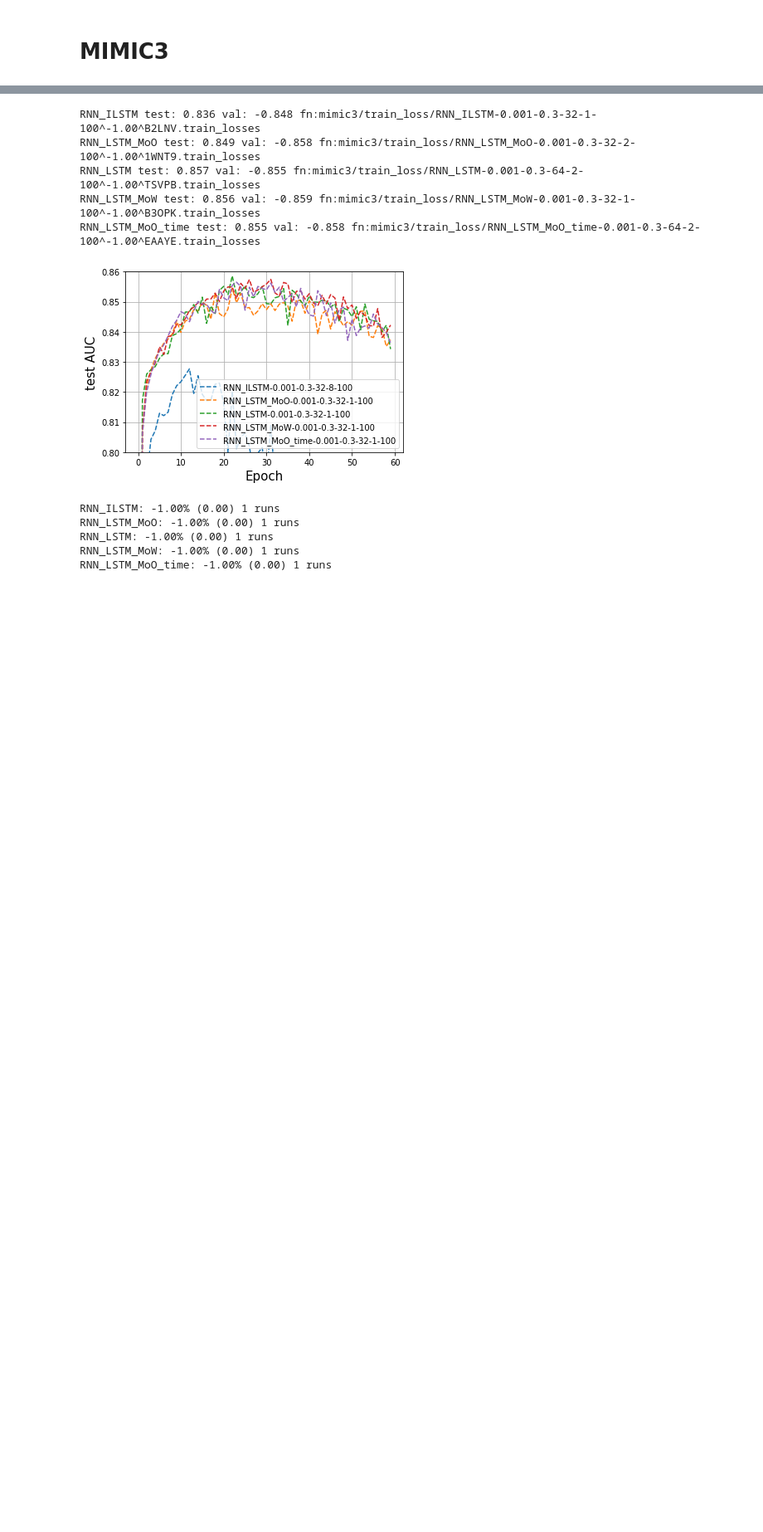
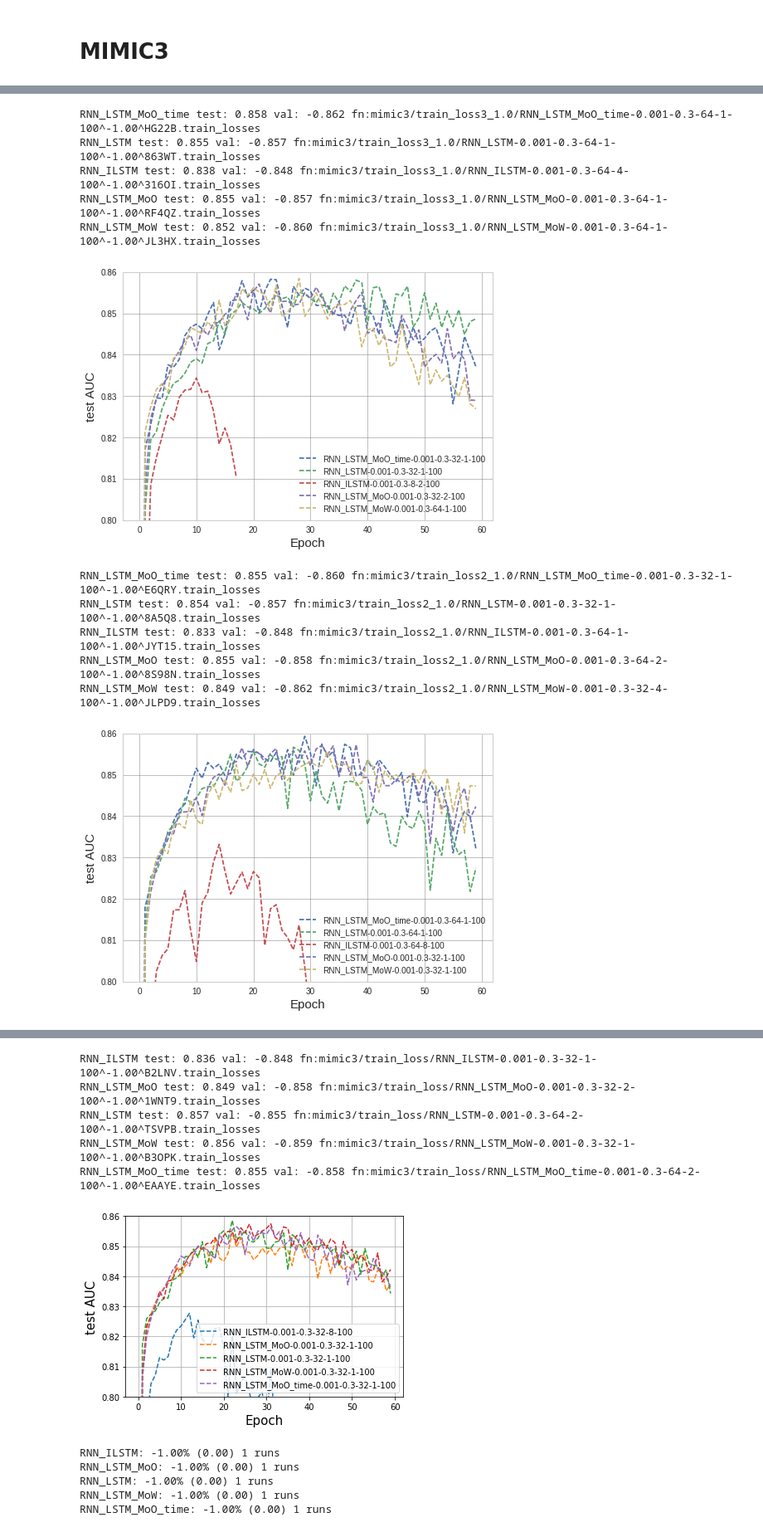
Before and after one commit to nathanwang000/sequence_fun, a Jupyter notebook: SelectivelyShareWeights_relaxedRNN.ipynb, the cells around one changed output, grey strips where cells are left out. Shown at 83% size. Saved outputs shown, nothing was run; the diff lists cells and outputs as text; code cells hidden in the pictures; blank space fills up the shorter version.

```diff
--- a/SelectivelyShareWeights_relaxedRNN.ipynb
+++ b/SelectivelyShareWeights_relaxedRNN.ipynb
@@ -27,0 +122,18 @@ torch.set_num_threads(1)
+# %%
+plot_best_test('mimic3/train_loss3_1.0/*.train_losses', ylabel='AUC', ylim=[0.8, 0.86], q_low=25, q_high=75)
+plot_best_test('mimic3/train_loss2_1.0/*.train_losses', ylabel='AUC', ylim=[0.8, 0.86], q_low=25, q_high=75)
+plot_best_test('mimic3/train_loss_1.0/*.train_losses', ylabel='AUC', ylim=[0.8, 0.86], q_low=25, q_high=75)
+plot_best_test('mimic3/train_loss/*.train_losses', ylabel='AUC', ylim=[0.8, 0.86], q_low=25, q_high=75)
+# %% [output]
+RNN_LSTM_MoO_time test: 0.858 val: -0.862 fn:mimic3/train_loss3_1.0/RNN_LSTM_MoO_time-0.001-0.3-64-1-100^-1.00^HG22B.train_losses
+RNN_LSTM test: 0.855 val: -0.857 fn:mimic3/train_loss3_1.0/RNN_LSTM-0.001-0.3-64-1-100^-1.00^863WT.train_losses
+RNN_ILSTM test: 0.838 val: -0.848 fn:mimic3/train_loss3_1.0/RNN_ILSTM-0.001-0.3-64-4-100^-1.00^316OI.train_losses
+RNN_LSTM_MoO test: 0.855 val: -0.857 fn:mimic3/train_loss3_1.0/RNN_LSTM_MoO-0.001-0.3-64-1-100^-1.00^RF4QZ.train_losses
+RNN_LSTM_MoW test: 0.852 val: -0.860 fn:mimic3/train_loss3_1.0/RNN_LSTM_MoW-0.001-0.3-64-1-100^-1.00^JL3HX.train_losses
+[figure, added]
+RNN_LSTM_MoO_time test: 0.855 val: -0.860 fn:mimic3/train_loss2_1.0/RNN_LSTM_MoO_time-0.001-0.3-32-1-100^-1.00^E6QRY.train_losses
+RNN_LSTM test: 0.854 val: -0.857 fn:mimic3/train_loss2_1.0/RNN_LSTM-0.001-0.3-32-1-100^-1.00^8A5Q8.train_losses
+RNN_ILSTM test: 0.833 val: -0.848 fn:mimic3/train_loss2_1.0/RNN_ILSTM-0.001-0.3-64-1-100^-1.00^JYT15.train_losses
+RNN_LSTM_MoO test: 0.855 val: -0.858 fn:mimic3/train_loss2_1.0/RNN_LSTM_MoO-0.001-0.3-64-2-100^-1.00^8S98N.train_losses
+RNN_LSTM_MoW test: 0.849 val: -0.862 fn:mimic3/train_loss2_1.0/RNN_LSTM_MoW-0.001-0.3-32-4-100^-1.00^JLPD9.train_losses
+[figure, added]
```
Also changed, not shown: parts of 8 cells of this notebook, 3 other files.
